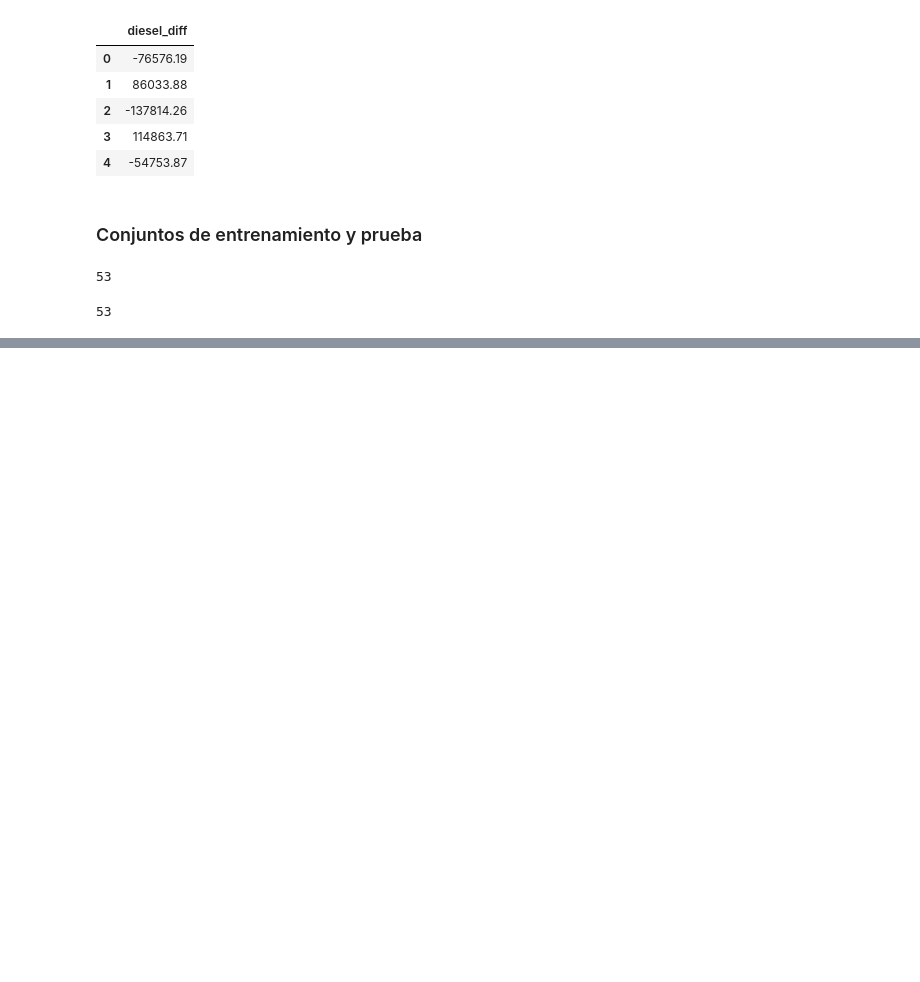
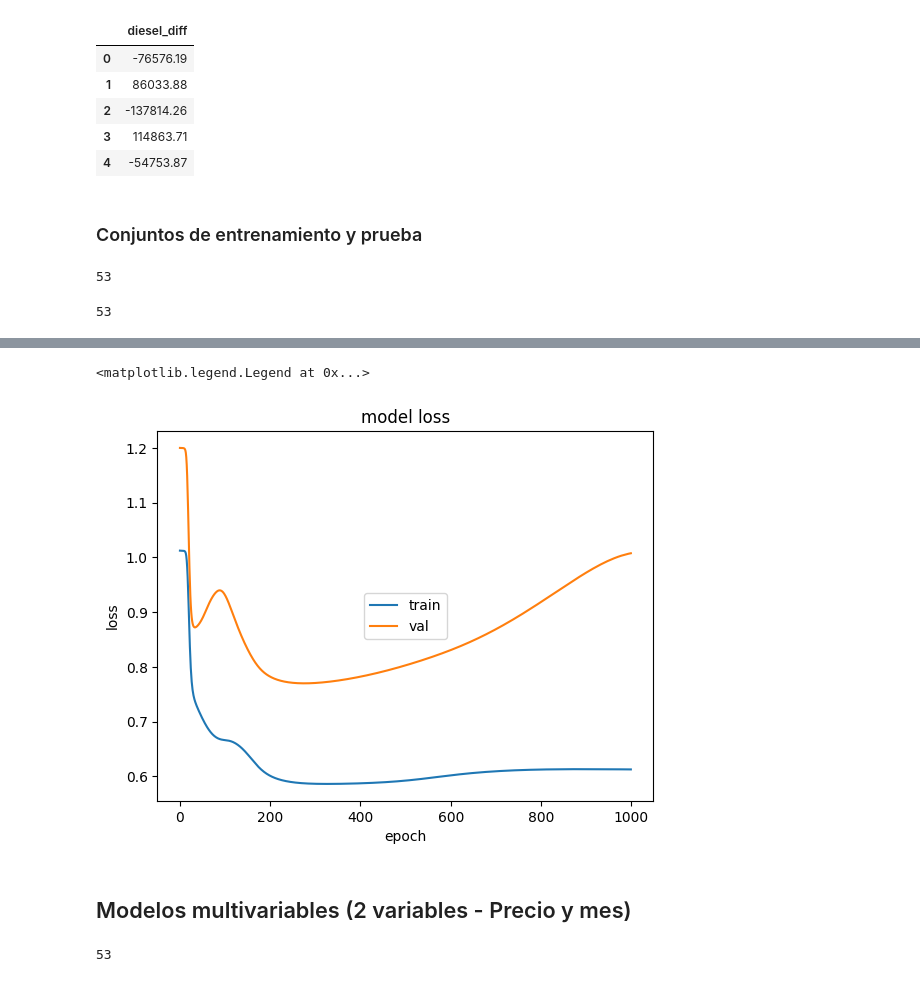
Before and after one commit to guillermoSb/uvg_data_science_lab_3, a Jupyter notebook: Ejercicio2.ipynb, the cells around one changed output, grey strips where cells are left out. Cells and saved outputs as stored; diff of their text form; code cells hidden in the pictures; blank space fills up the shorter version.

Commit message:
Multivariable lstm

```diff
--- a/Ejercicio2.ipynb
+++ b/Ejercicio2.ipynb
@@ -155,0 +156,13 @@ Pérdida en Prueba
+# %%
+modelo2 = Sequential()
+
+lote = 1
+paso = 1
+caracteristicas = 1
+
+modelo2.add(LSTM(lote, batch_input_shape=(lote, paso, caracteristicas), stateful=True, return_sequences=True))
+modelo2.add(LSTM(lote, return_sequences=True, stateful=True))
+modelo2.add(LSTM(lote, return_sequences=True, stateful=True))
+modelo2.add(LSTM(lote, stateful=True))
+modelo2.add(Dense(1))
+modelo2.summary()
@@ -155,0 +189,13 @@ Pérdida en Prueba
+# %%
+modelo2.compile(loss='mean_squared_error',optimizer="adam")
+# %%
+epocas = 1000
+history= modelo2.fit(
+    x = x_train,
+    y = y_train,
+    batch_size = lote,
+    epochs = epocas,
+    shuffle = False,
+    validation_data = (x_val,y_val),
+    verbose=1
+)
@@ -155,0 +220,12 @@ Pérdida en Prueba
+# %%
+plt.plot(history.history['loss'])
+plt.plot(history.history['val_loss'])
+plt.title('model loss')
+plt.ylabel('loss')
+plt.xlabel('epoch')
+plt.legend(['train', 'val'], loc='center')
+# %% [output]
+<matplotlib.legend.Legend at 0x...>
+[figure, added]
+# %% [markdown]
+## Modelos multivariables (2 variables - Precio y mes)
@@ -155,0 +238,13 @@ Pérdida en Prueba
+# %%
+entrenamiento = round(0.6 * len(data_diesel_scaled))
+val_prueba = round(0.2 * len(data_diesel_scaled))
+
+train = data_diesel_scaled[:entrenamiento]
+validation = data_diesel_scaled[entrenamiento:entrenamiento+val_prueba]
+test = data_diesel_scaled[entrenamiento+val_prueba:]
+
+train = np.insert(train, 0, [0, 0], axis=0)
+
+print(len(test))
+# %% [output]
+53
```
Also changed, not shown: parts of 14 cells of this notebook.
